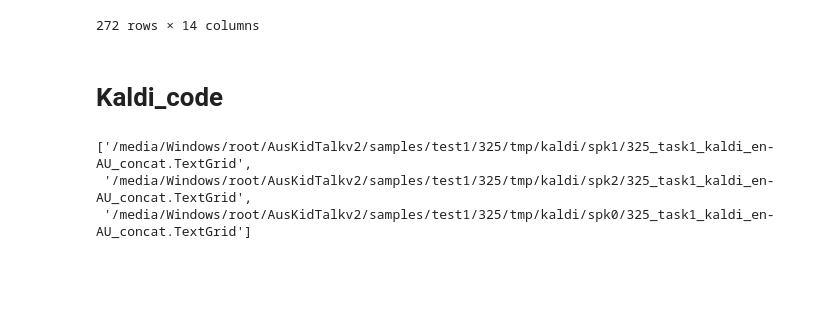
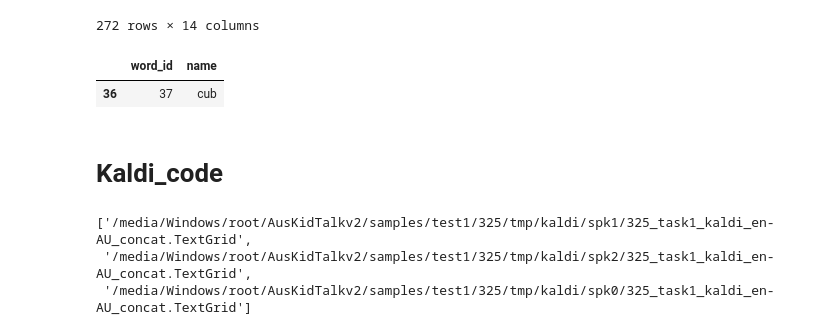
Before and after one commit to mostafashahin/AusKidTalkv2, a Jupyter notebook: process.ipynb, the cells around one changed output. Drawn from its saved outputs; the diff is of its cells as text; code cells hidden in the pictures; blank space fills up the shorter version.

```diff
--- a/process.ipynb
+++ b/process.ipynb
@@ -566,6 +696,20 @@ df.iloc[]
 | 270 | 62 | 11 | 2022-02-02 12:20:17.849 | 2022-02-02 12:20:28.775 | 0 | 0 | ... |
 | 271 | 67 | 18 | 2022-02-09 13:40:37.049,2022-02-0... | 2022-02-09 14:05:10.641,2022-02-0... | 2022-02-09 14:05:52.838,2022-02-0... | 0,2022-02-09 14:28:39.132,0 | ... |
 272 rows × 14 columns
+# %%
+connector = mysql.connector.connect(user=UserName, password=Password,
+                              host=HostIP,
+                              database=DatabaseName,buffered=True)
+cursor = connector.cursor(buffered=True, dictionary=True)
+query = ("SELECT * FROM words")
+cursor.execute(query)
+results = cursor.fetchall()
+df = pd.DataFrame.from_dict(results)
+# %%
+df[df.name == 'cub']
+# %% [output]
+|  | word_id | name |
+| 36 | 37 | cub |
 # %% [markdown]
 # Kaldi_code
 # %%
```
Also changed, not shown: parts of 26 cells of this notebook, 2 other files.
